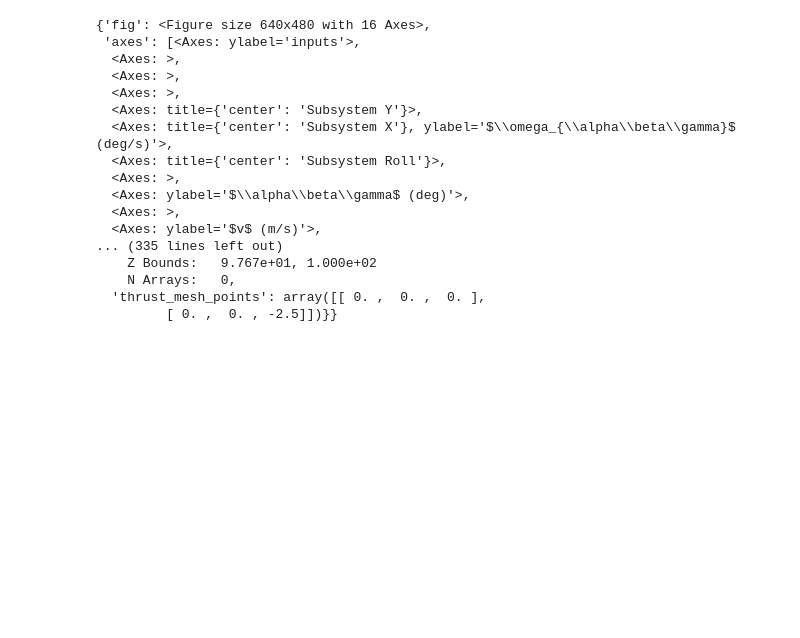
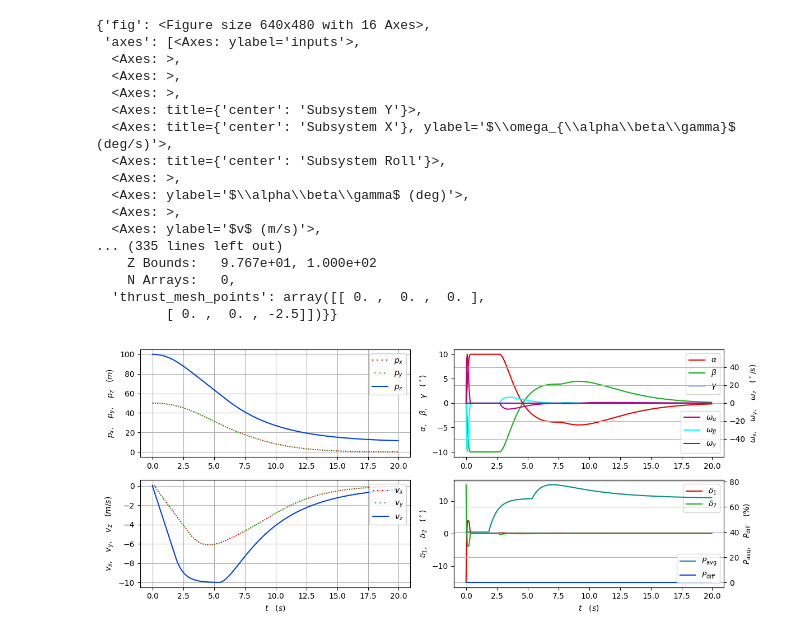
Before and after one commit to killian-baillifard/MPC-Course-EPFL, a Jupyter notebook: project/Deliverable_3_3/Deliverable_3_3.ipynb, the cells around one changed output. Cells and saved outputs as stored; diff of their text form; code cells hidden in the pictures; blank space fills up the shorter version.

```diff
--- a/project/Deliverable_3_3/Deliverable_3_3.ipynb
+++ b/project/Deliverable_3_3/Deliverable_3_3.ipynb
@@ -24,7 +24,7 @@ rocket_params_path = os.path.join(parent_dir, "rocket.yaml")
 # %%
 Ts = 0.05
 sim_time = 20
-H = 5.0
+H = 3.0
 x0 = np.array([0, 0, 0, 0, 0, 0, 0, 0, 0, 50, 50, 100])  # initial state
 pos_target = np.array([0, 0, 10.0])
 
@@ -91,3 +91,9 @@ AppLayout(children=(HBox(children=(Play(value=0, description='Press play', max=3
     N Arrays:   0,
   'thrust_mesh_points': array([[ 0. ,  0. ,  0. ],
          [ 0. ,  0. , -2.5]])}}
+# %%
+from plotter import plot_traj
+
+plot_traj('Linear landing approach', x_cl, u_cl, t_cl)
+# %% [output]
+[figure, added]
```
Also changed, not shown: parts of 1 cell of this notebook, 34 other files.
